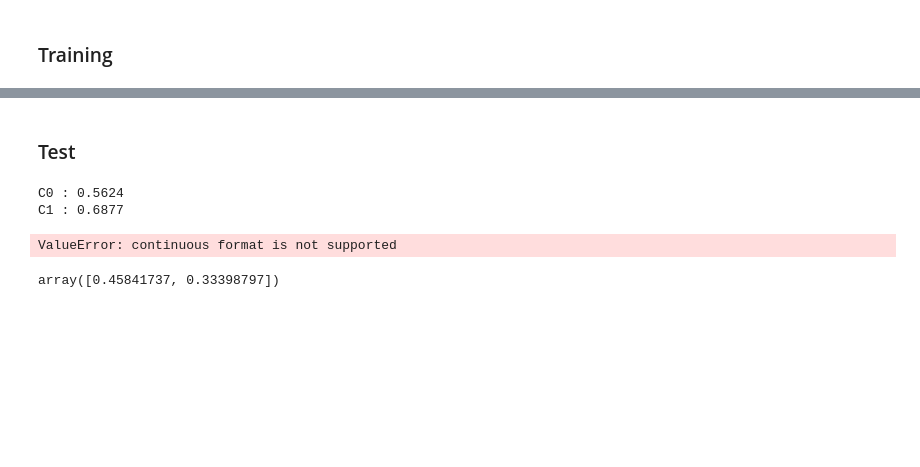
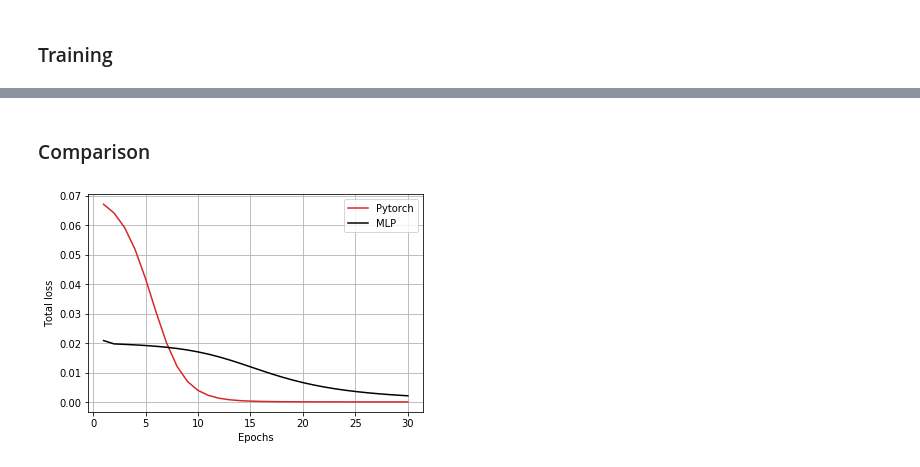
Before and after one commit to axelapel/MLP, a Jupyter notebook: benchmark.ipynb, the cells around one changed output, grey strips where cells are left out. Saved outputs shown, nothing was run; the diff lists cells and outputs as text; code cells hidden in the pictures; blank space fills up the shorter version.

```diff
--- a/benchmark.ipynb
+++ b/benchmark.ipynb
@@ -5,25 +5,26 @@
 # %%
 import numpy as np
 import torch
-from FCnet import MLP
+import time
+from MLP import MLP
 
 # Hyper parameters
 batch_sz = 1
 dim_in = 2
 dim_out = 1
-dim_hidden = 10
-N_layers = 2
-learning_rate = 1e-3
+dim_hidden = 3
+N_layers = 3
+learning_rate = 1e-1
 
-# Network with Pytorch (3 layers)
-net = torch.nn.Sequential(
+# Pytorch network (3 layers)
+pynet = torch.nn.Sequential(
     torch.nn.Linear(dim_in, dim_hidden),
     torch.nn.Sigmoid(),
     torch.nn.Linear(dim_hidden, dim_out),
     torch.nn.Sigmoid())
 
-# Network with MLP.py
-mlp = MLP(N_layers, dim_hidden, dim_in, dim_out)
+# Equivalent model with MLP.py
+mlp = MLP(dim_in, [dim_hidden], dim_out)
 # %% [markdown]
 ### Training
 # %%
@@ -62,32 +76,13 @@ ax.plot(np.arange(epochs), errors)
 # %% [markdown]
-### Test
+### Comparison
-# %%
-# Test sample
-x_test = torch.rand(batch_sz, dim_in)
-
-# Estimation
-y_hat = torchnet.forward(x_test)
-print("C0 : {:.4f}\nC1 : {:.4f}\n\n".format(y_hat[0][0], y_hat[0][1]))
-# %% [output]
-C0 : 0.5624
-C1 : 0.6877
-# %%
-N_test = 100
-x_test = np.random.uniform(0, 0.5, (N_test, 2))
-y_test = np.sum(x_test, axis=1)
-x_test = torch.Tensor(x_test)
-y_test = torch.Tensor(y_test)
-y_hat = np.zeros(N_test)
-for i in range(N_test):
-    y_hat[i] = net.forward(x_test[i])
-
-res = y_test - y_hat
-res.numpy().mean()
-
-y_test.numpy()
-# %% [output]
-ValueError: continuous format is not supported
-# %%
-x_test
-# %% [output]
-array([0.45841737, 0.33398797])
+# %%
+import matplotlib.pyplot as plt
+
+fig, ax = plt.subplots()
+ax.plot(np.arange(epochs)+1, errors, c="tab:red", label="Pytorch")
+ax.plot(np.arange(epochs)+1, mlp.total_loss, "k", label="MLP")
+ax.set(xlabel="Epochs", ylabel="Total loss")
+ax.legend()
+ax.grid()
+# %% [output]
+[figure, added]
```
Also changed, not shown: parts of 1 cell of this notebook, 3 other files.
